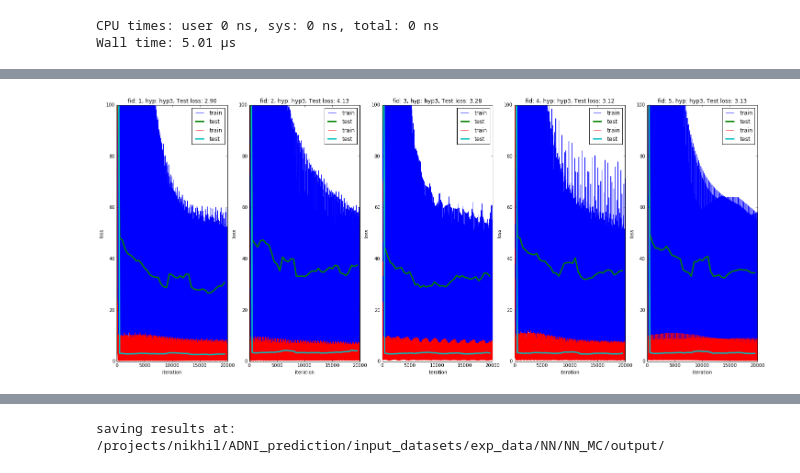
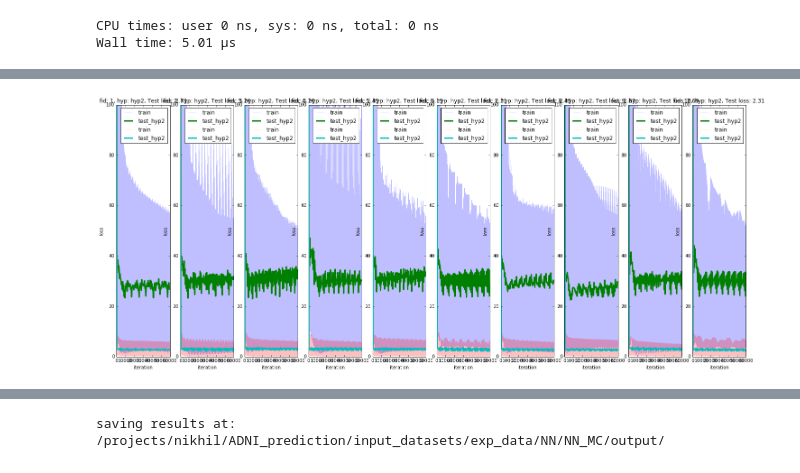
Before and after one commit to TIGRLab/NI-ML, a Jupyter notebook: models/notebooks/Caffe_API_ADNI-Copy3.ipynb, the cells around one changed output, grey strips where cells are left out. Saved outputs shown, nothing was run; the diff lists cells and outputs as text; code cells hidden in the pictures.

```diff
--- a/models/notebooks/Caffe_API_ADNI-Copy3.ipynb
+++ b/models/notebooks/Caffe_API_ADNI-Copy3.ipynb
@@ -340,7 +340,7 @@ def adninet_ff_HC_CT(hdf5, batch_size, node_sizes, dr, lr, tr, Clinical_Scale):
     #n.concat = L.Concat(n.X_L_HC,n.X_R_HC,n.X_CT, concat_param=dict(axis=1))
 
     #n.ff3 = L.InnerProduct(n.concat, num_output=node_sizes['ff3'], param=dict(lr_mult=1), weight_filler=dict(type='gaussian',std=0.177))
-    n.ff3 = L.InnerProduct(n.concat, num_output=node_sizes['COMB_ff'], param=dict(lr_mult=1), weight_filler=dict(type='xavier'))
+    n.ff3 = L.InnerProduct(n.concat, num_output=node_sizes['COMB_ff'], param=dict(lr_mult=lr['COMB']), weight_filler=dict(type='xavier'))
     n.NLinEn3 = L.ReLU(n.ff3, in_place=True)
     n.dropC1 = L.Dropout(n.ff3, in_place=True,dropout_param=dict(dropout_ratio=dr['COMB']))
 
@@ -670,7 +670,7 @@ def adni_solver(train_net_path, test_net_path,solver_configs,snap_prefix):
 
     # Snapshots are files used to store networks we've trained.
     # We'll snapshot every 5K iterations -- twice during training.
-    s.snapshot = 2000
+    s.snapshot = 4000
     s.snapshot_prefix = snap_prefix
 
     # Train on the GPU
@@ -888,31 +873,35 @@ print num_hrs
 # %%
 # plot train loss and acc
 plt.rcParams['figure.figsize'] = (25, 10)
 #niter = 30000
 test_interval = 500
-n_hype_configs = len(hype_configs.keys())
-pid = 1
-for hype in CV_perf_hype.keys():
-    CV_perf = CV_perf_hype[hype]
-    n_CV_configs = len(CV_perf)
-    for fid in fid_list:
+n_mc = len(CV_perf_MC.keys())
 
-        train_loss_list = CV_perf[fid]['train_loss']
-        test_loss_list = CV_perf[fid]['test_loss']
+for m, mc in enumerate(CV_perf_MC.keys()):
+    CV_perf_hype = CV_perf_MC[mc]
 
-        for train_loss, test_loss in zip(train_loss_list,test_loss_list):
-            #plt.figure()
-            ax1 = plt.subplot(n_hype_configs,n_CV_configs,pid)
-            ax1.plot(arange(niter), train_loss, label='train')
-            ax1.plot(test_interval * arange(len(test_loss)), test_loss, label='test', linewidth='3')
-            ax1.set_xlabel('iteration')
-            ax1.set_ylabel('loss')
-            ax1.set_title('fid: {}, hyp: {}, Test loss: {:.2f}'.format(fid, hype, test_loss[-1]))
-            ax1.legend(loc=1)
-            ax1.set_ylim(0,100)
-        pid += 1
+    for hype in CV_perf_hype.keys():
+        CV_perf = CV_perf_hype[hype]
+        n_CV_configs = len(CV_perf)
+        pid = m*n_CV_configs + 1
+
+        for f, fid in enumerate(fid_list):
+            train_loss_list = CV_perf[fid]['train_loss']
+            test_loss_list = CV_perf[fid]['test_loss']
+
+            for train_loss, test_loss in zip(train_loss_list,test_loss_list):
+                #plt.figure()
+                ax1 = plt.subplot(n_mc,n_CV_configs,pid)
+                ax1.plot(arange(niter), train_loss, label='train',linewidth='.5',alpha=0.25)
+                ax1.plot(test_interval * arange(len(test_loss)), test_loss, label='test_{}'.format(hype), linewidth='3')
+                ax1.set_xlabel('iteration')
+                ax1.set_ylabel('loss')
+                ax1.set_title('fid: {}, hyp: {}, Test loss: {:.2f}'.format(fid, hype, test_loss[-1]))
+                ax1.legend(loc=1)
+                ax1.set_ylim(0,100)
+            pid += 1
 # %% [output]
-[figure, old version]
+[figure, new version]
 # %%
 exp_name = 'Exp11'
 preproc = 'no_preproc'
```
Also changed, not shown: parts of 7 cells of this notebook, 11 other files.
